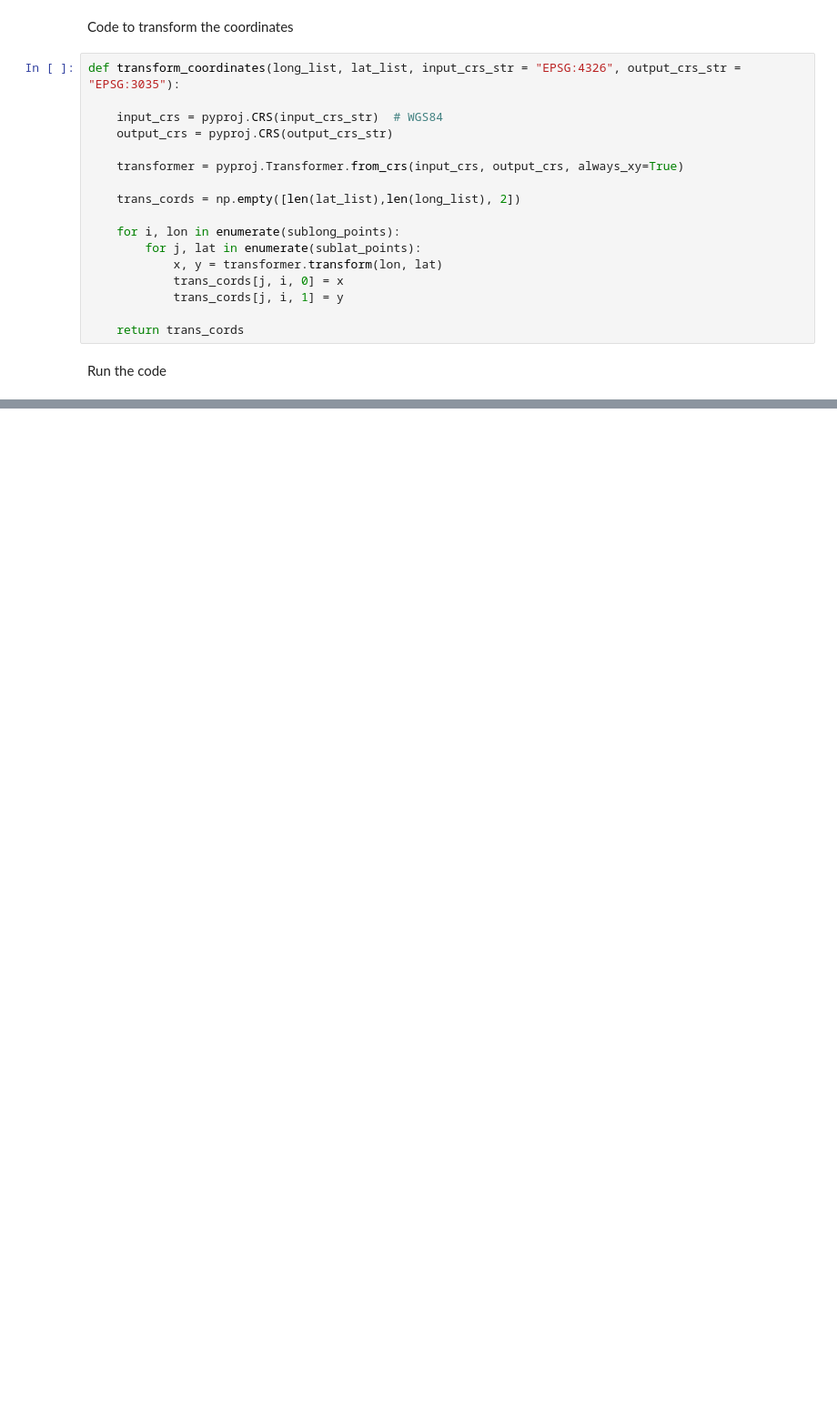
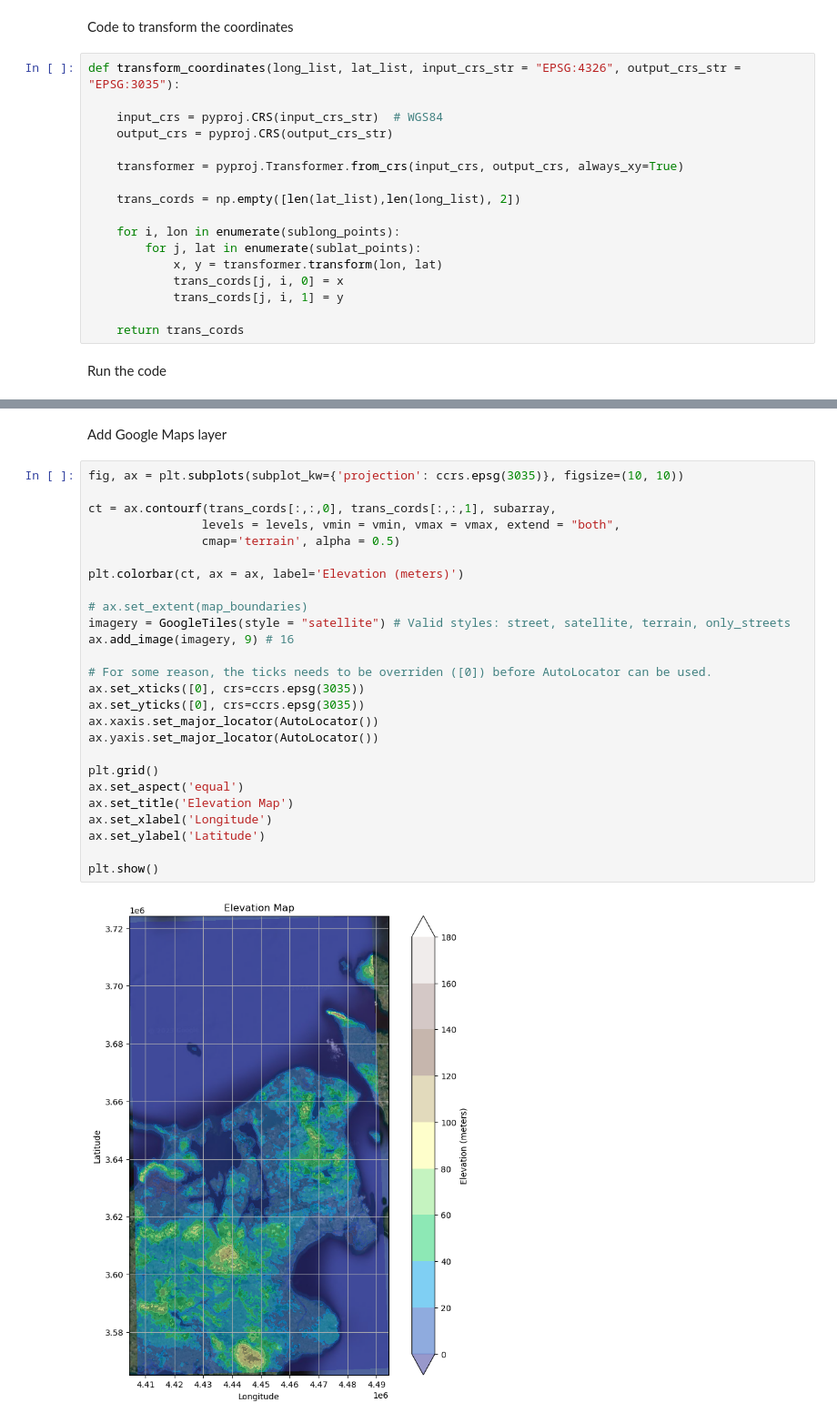
Before and after one commit to FPWRasmussen/DTU-Special-Course, a Jupyter notebook: src/elevation_handler.ipynb, the cells around one changed output, grey strips where cells are left out. Shown at 91% size. Drawn from its saved outputs; the diff is of its cells as text; blank space fills up the shorter version.

```diff
--- a/src/elevation_handler.ipynb
+++ b/src/elevation_handler.ipynb
@@ -243,3 +248,33 @@ plt.tight_layout()
 plt.show()
 # %% [output]
 [figure]
+# %% [markdown]
+Add Google Maps layer
+# %%
+fig, ax = plt.subplots(subplot_kw={'projection': ccrs.epsg(3035)}, figsize=(10, 10))
+
+ct = ax.contourf(trans_cords[:,:,0], trans_cords[:,:,1], subarray,
+                levels = levels, vmin = vmin, vmax = vmax, extend = "both",
+                cmap='terrain', alpha = 0.5)
+
+plt.colorbar(ct, ax = ax, label='Elevation (meters)')
+
+# ax.set_extent(map_boundaries)
+imagery = GoogleTiles(style = "satellite") # Valid styles: street, satellite, terrain, only_streets
+ax.add_image(imagery, 9) # 16
+
+# For some reason, the ticks needs to be overriden ([0]) before AutoLocator can be used.
+ax.set_xticks([0], crs=ccrs.epsg(3035))
+ax.set_yticks([0], crs=ccrs.epsg(3035))
+ax.xaxis.set_major_locator(AutoLocator())
+ax.yaxis.set_major_locator(AutoLocator())
+
+plt.grid()
+ax.set_aspect('equal')
+ax.set_title('Elevation Map')
+ax.set_xlabel('Longitude')
+ax.set_ylabel('Latitude')
+
+plt.show()
+# %% [output]
+[figure, added]
```
Also changed, not shown: parts of 2 cells of this notebook, 4 other files.
